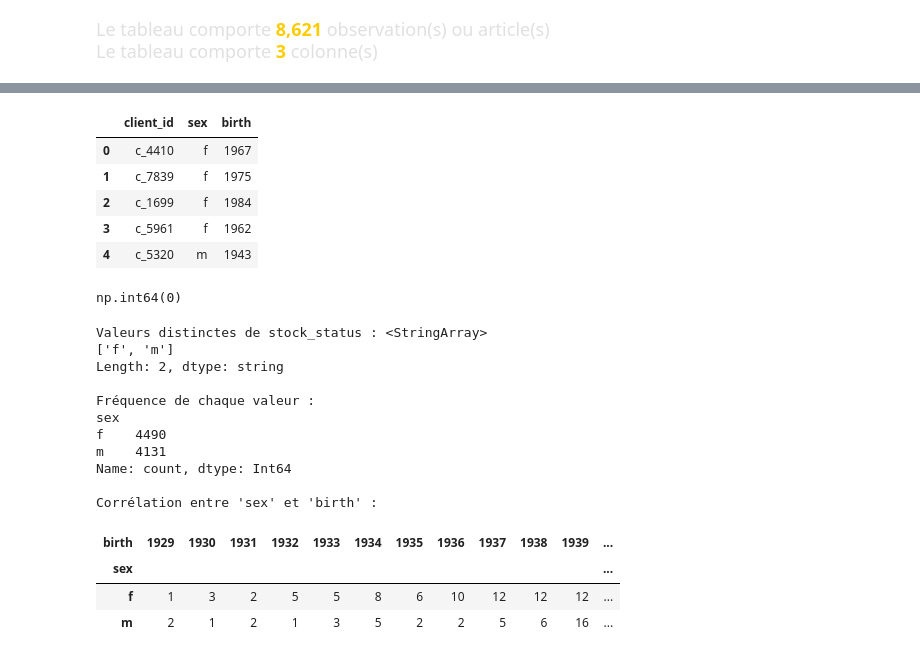
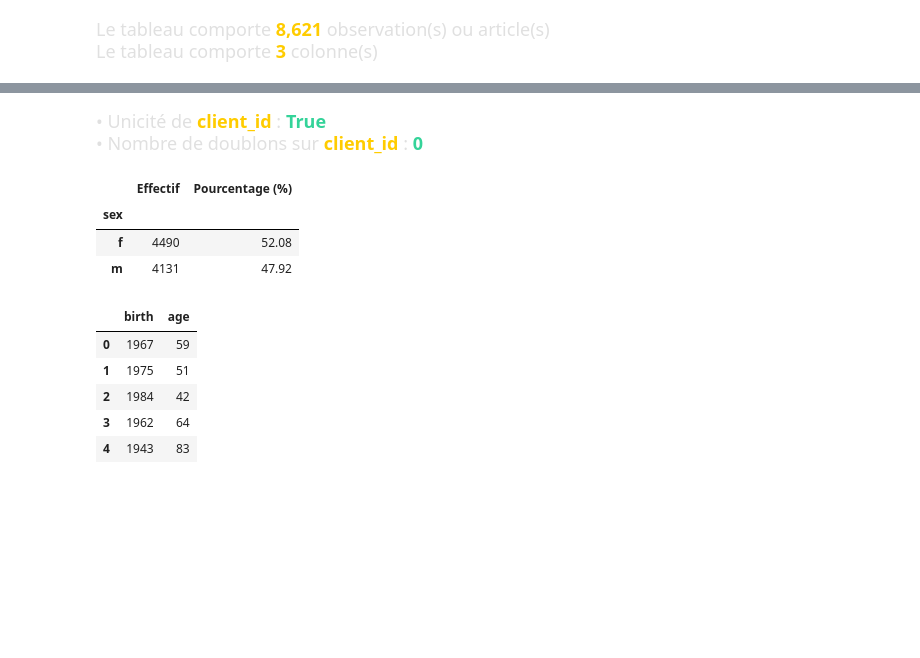
Before and after one commit to Stephane-OC/lapage, a Jupyter notebook: analyse_lapage.ipynb, the cells around one changed output, grey strips where cells are left out. Drawn from its saved outputs; the diff is of its cells as text; code cells hidden in the pictures; blank space fills up the shorter version.

```diff
--- a/analyse_lapage.ipynb
+++ b/analyse_lapage.ipynb
@@ -451,42 +431,47 @@ dtype: int64
 # %%
-#Afficher les 5 premières lignes de la table
-customers.head()
+from IPython.display import display, HTML
+
+# ✅ Vérification d'unicité & doublons sur l'identifiant client
+is_unique = customers["client_id"].is_unique
+dup_count = customers.duplicated(subset=["client_id"]).sum()
+
+display(HTML(f"""
+<p style="font-family: Segoe UI, Arial; font-size:18px; color:#e0e0e0;">
+• Unicité de <b style="color:#ffcc00;">client_id</b> :
+<b style="color:{'#34d399' if is_unique else '#f87171'};">{is_unique}</b><br>
+• Nombre de doublons sur <b style="color:#ffcc00;">client_id</b> :
+<b style="color:{'#34d399' if dup_count==0 else '#f87171'};">{dup_count}</b>
+</p>
+"""))
 # %% [output]
-|  | client_id | sex | birth |
-| 0 | c_4410 | f | 1967 |
-| 1 | c_7839 | f | 1975 |
-| 2 | c_1699 | f | 1984 |
-| 3 | c_5961 | f | 1962 |
-| 4 | c_5320 | m | 1943 |
+• Unicité de client_id : True
+• Nombre de doublons sur client_id : 0
 # %%
-#Vérifier si il y a des lignes en doublon dans la colonne client_id
-customers["client_id"].duplicated().sum()
+# Analyse des variables catégorielles (sex)
+sex_counts = customers['sex'].value_counts()
+sex_percent = customers['sex'].value_counts(normalize=True) * 100
+
+df_sex = pd.DataFrame({
+    "Effectif": sex_counts,
+    "Pourcentage (%)": sex_percent.round(2)
+})
+
+df_sex
 # %% [output]
-np.int64(0)
+|  | Effectif | Pourcentage (%) |
+| sex |  |  |
+| f | 4490 | 52.08 |
+| m | 4131 | 47.92 |
 # %%
-#Afficher les valeurs distinctes de la colonne stock_status
-print("\033[96mValeurs distinctes de stock_status :\033[0m", customers["sex"].unique())
+# Analyse descriptive de l’âge
+ANNEE_ANALYSE = 2026
 
-# Fréquence d'apparition
-print("\n\033[96mFréquence de chaque valeur :\033[0m")
-print(customers["sex"].value_counts())
-
-# Relation entre stock_status et stock_quantity
-print("\n\033[96mCorrélation entre 'sex' et 'birth' :\033[0m")
-pd.crosstab(customers["sex"], customers["birth"])
+customers['age'] = ANNEE_ANALYSE - customers['birth']
+customers[['birth', 'age']].head()
 # %% [output]
-Valeurs distinctes de stock_status : <StringArray>
-['f', 'm']
-Length: 2, dtype: string
-
-Fréquence de chaque valeur :
-sex
-f    4490
-m    4131
-Name: count, dtype: Int64
-
-Corrélation entre 'sex' et 'birth' :
-| birth | 1929 | 1930 | 1931 | 1932 | 1933 | 1934 | 1935 | 1936 | 1937 | 1938 | 1939 | ... |
-| sex |  |  |  |  |  |  |  |  |  |  |  | ... |
-| f | 1 | 3 | 2 | 5 | 5 | 8 | 6 | 10 | 12 | 12 | 12 | ... |
-| m | 2 | 1 | 2 | 1 | 3 | 5 | 2 | 2 | 5 | 6 | 16 | ... |
+|  | birth | age |
+| 0 | 1967 | 59 |
+| 1 | 1975 | 51 |
+| 2 | 1984 | 42 |
+| 3 | 1962 | 64 |
+| 4 | 1943 | 83 |
```
Also changed, not shown: parts of 47 cells of this notebook.
